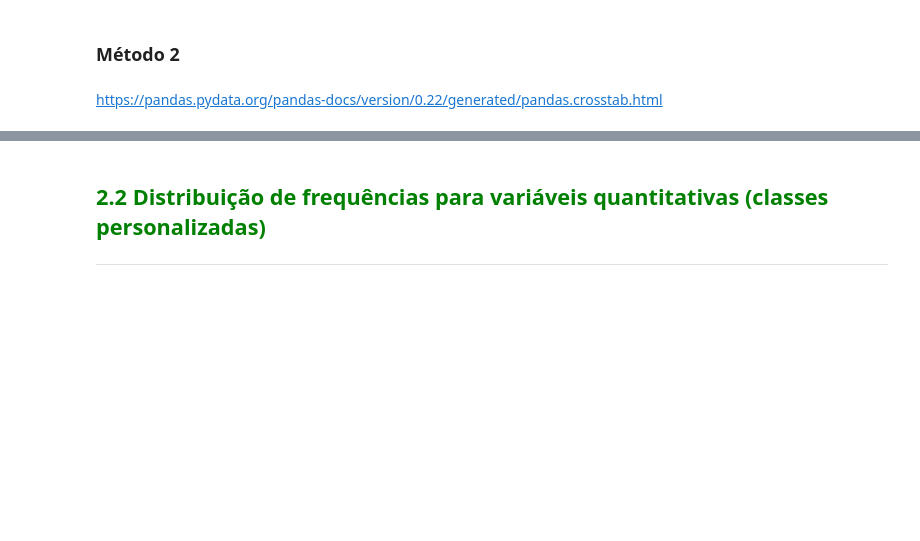
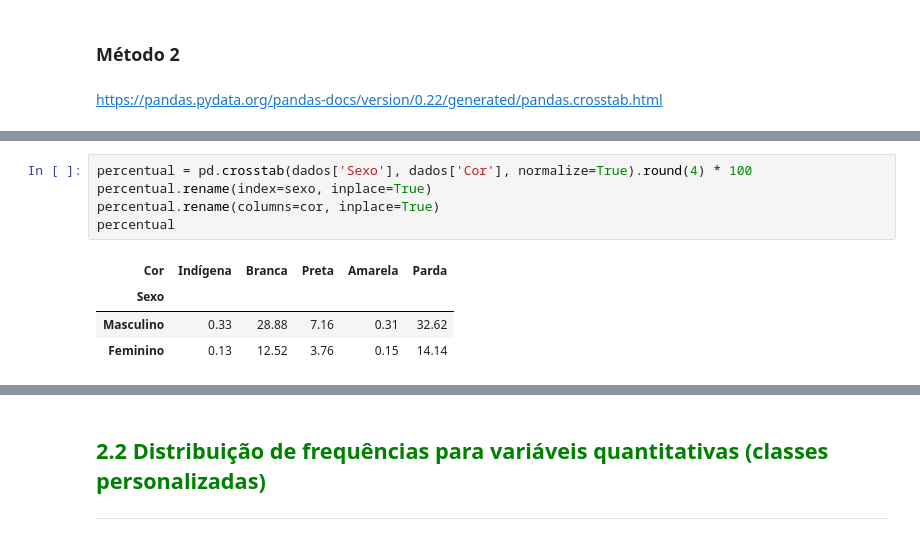
Before and after one commit to rivaldo/estatistica-com-python, a Jupyter notebook: src/Curso_de_Estatística_Parte_1.ipynb, the cells around one changed output, grey strips where cells are left out. Drawn from its saved outputs; the diff is of its cells as text; blank space fills up the shorter version.

```diff
--- a/src/Curso_de_Estatística_Parte_1.ipynb
+++ b/src/Curso_de_Estatística_Parte_1.ipynb
@@ -251,0 +272,10 @@ https://pandas.pydata.org/pandas-docs/version/0.22/generated/pandas.crosstab.htm
+# %%
+percentual = pd.crosstab(dados['Sexo'], dados['Cor'], normalize=True).round(4) * 100
+percentual.rename(index=sexo, inplace=True)
+percentual.rename(columns=cor, inplace=True)
+percentual
+# %% [output]
+| Cor | Indígena | Branca | Preta | Amarela | Parda |
+| Sexo |  |  |  |  |  |
+| Masculino | 0.33 | 28.88 | 7.16 | 0.31 | 32.62 |
+| Feminino | 0.13 | 12.52 | 3.76 | 0.15 | 14.14 |
```
Also changed, not shown: parts of 12 cells of this notebook.
